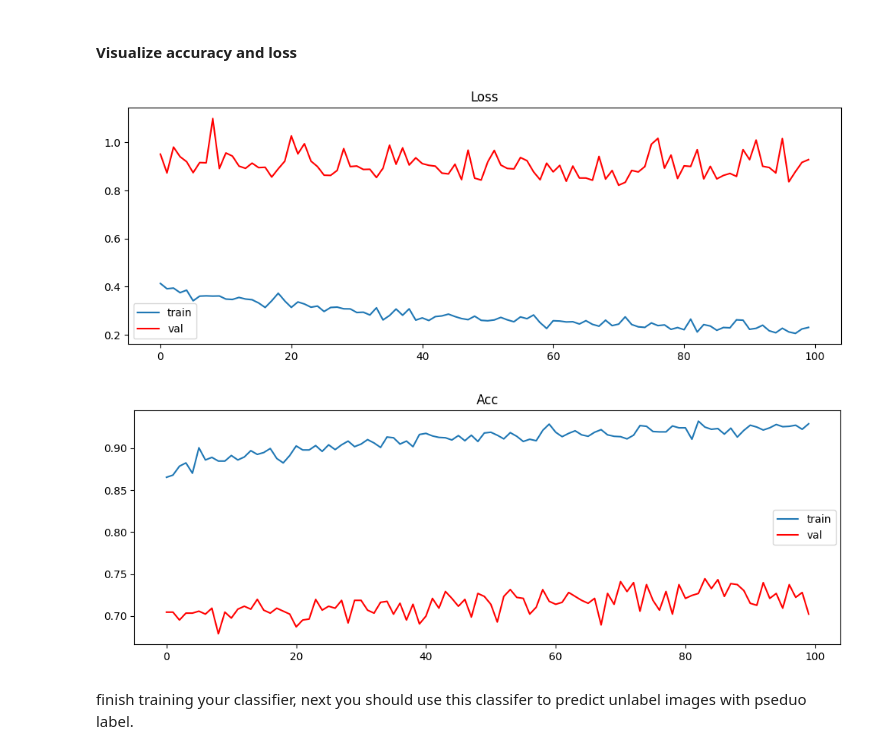
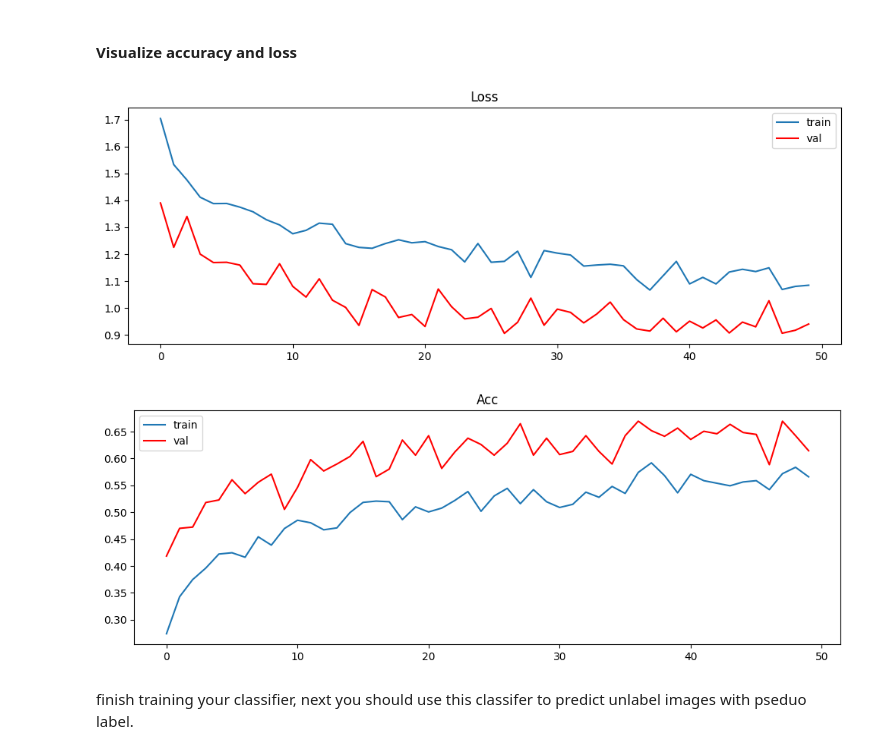
Before and after one commit to raygoluvu/DL, a Jupyter notebook: Assignment3/A3_semi_supervised_flower_classification.ipynb, the cells around one changed output. Cells and saved outputs as stored; diff of their text form; code cells hidden in the pictures.

```diff
--- a/Assignment3/A3_semi_supervised_flower_classification.ipynb
+++ b/Assignment3/A3_semi_supervised_flower_classification.ipynb
@@ -213,8 +213,9 @@ transforms_train = v2.Compose([
     v2.ToImage(),  # Convert to tensor, only needed if you had a PIL image
     v2.ColorJitter(),
     v2.RandomResizedCrop(size=(224, 224), antialias=True),
-    v2.RandomHorizontalFlip(p=0.5),
-    v2.RandomVerticalFlip(p=0.5),
+    #v2.RandomHorizontalFlip(p=0.5),
+    #v2.RandomVerticalFlip(p=0.5),
+    v2.AutoAugment(),
     v2.ToDtype(torch.float32, scale=True),
     v2.Normalize(mean=[0.485, 0.456, 0.406], std=[0.229, 0.224, 0.225]),
 ])
@@ -392,7 +397,7 @@ import torch.optim as optim
 # hint: torch.nn and torch.optim                                               #
 ################################################################################
 criterion = nn.CrossEntropyLoss()
-optimizer = optim.SGD(model.parameters(), lr=0.01, momentum=0.9)
+optimizer = optim.AdamW(model.parameters(), lr=0.0001, weight_decay=0.005)
 ################################################################################
 #                               End of your code                               #
 ################################################################################
@@ -511,13 +517,17 @@ Take a break and wait.
 ################################################################################
 #     You can adjust those hyper parameters to loop for max_epochs times       #
 ################################################################################
-max_epochs = 100
+max_epochs = 200
 log_interval = 2 # print acc and loss in per log_interval time
 
 train_acc_list = []
 train_loss_list = []
 val_acc_list = []
 val_loss_list = []
+
+best_validation_loss = float('inf')
+early_stopping_patience = 10
+current_patience = 0
 
 for epoch in range(1, max_epochs + 1):
     train_acc, train_loss = train(train_loader, model, criterion, optimizer)
@@ -527,6 +537,8 @@ for epoch in range(1, max_epochs + 1):
     train_loss_list.append(train_loss)
     val_acc_list.append(val_acc)
     val_loss_list.append(val_loss)
+
+
     if epoch % log_interval == 0:
         print('=' * 20, 'Epoch', epoch, '=' * 20)
         print('Train Acc: {:.6f} Train Loss: {:.6f}'.format(train_acc, train_loss))
@@ -558,19 +554,19 @@ Train Acc: 0.929137 Train Loss: 0.230768
 # %%
 import matplotlib.pyplot as plt
 plt.figure(figsize=(12, 4))
-plt.plot(range(len(train_loss_list)), train_loss_list)
-plt.plot(range(len(val_loss_list)), val_loss_list, c='r')
+plt.plot(range(0, len(train_loss_list)), train_loss_list)
+plt.plot(range(0, len(val_loss_list)), val_loss_list, c='r')
 plt.legend(['train', 'val'])
 plt.title('Loss')
 plt.show()
 plt.figure(figsize=(12, 4))
-plt.plot(range(len(train_acc_list)), train_acc_list)
-plt.plot(range(len(val_acc_list)), val_acc_list, c='r')
+plt.plot(range(0, len(train_acc_list)), train_acc_list)
+plt.plot(range(0, len(val_acc_list)), val_acc_list, c='r')
 plt.legend(['train', 'val'])
 plt.title('Acc')
 plt.show()
 # %% [output]
-[figure, old version]
+[figure, new version]
-[figure, old version]
+[figure, new version]
 # %%
 # save your well-trained state_dict of model
```
Also changed, not shown: parts of 11 cells of this notebook, 2 other files.
